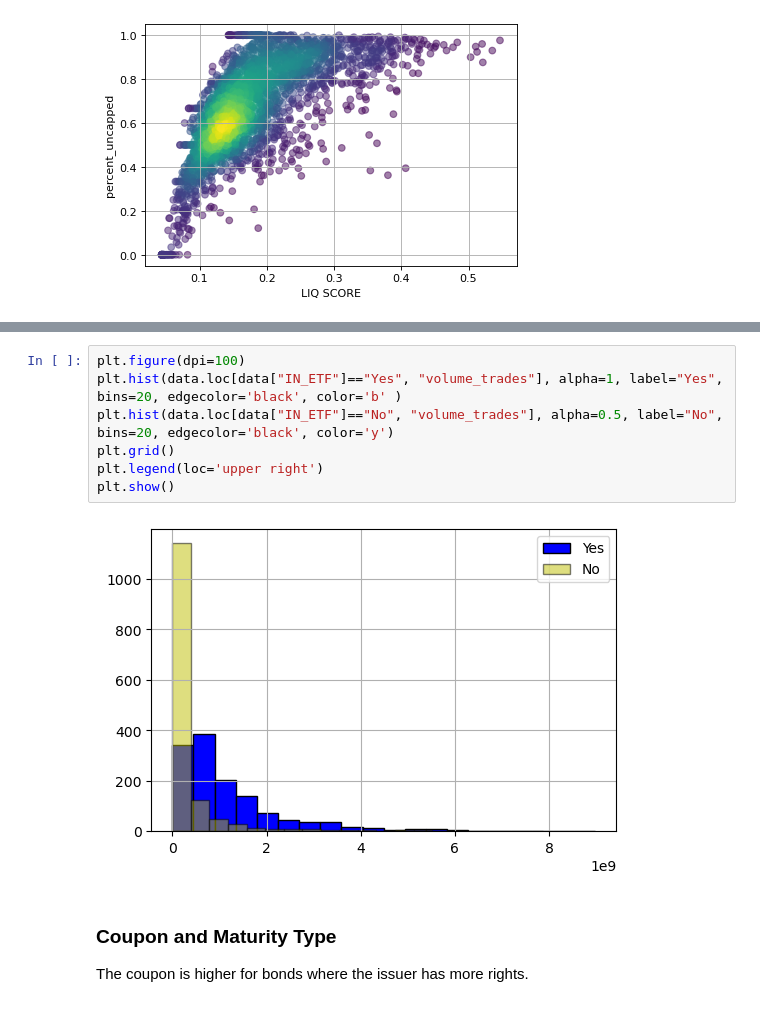
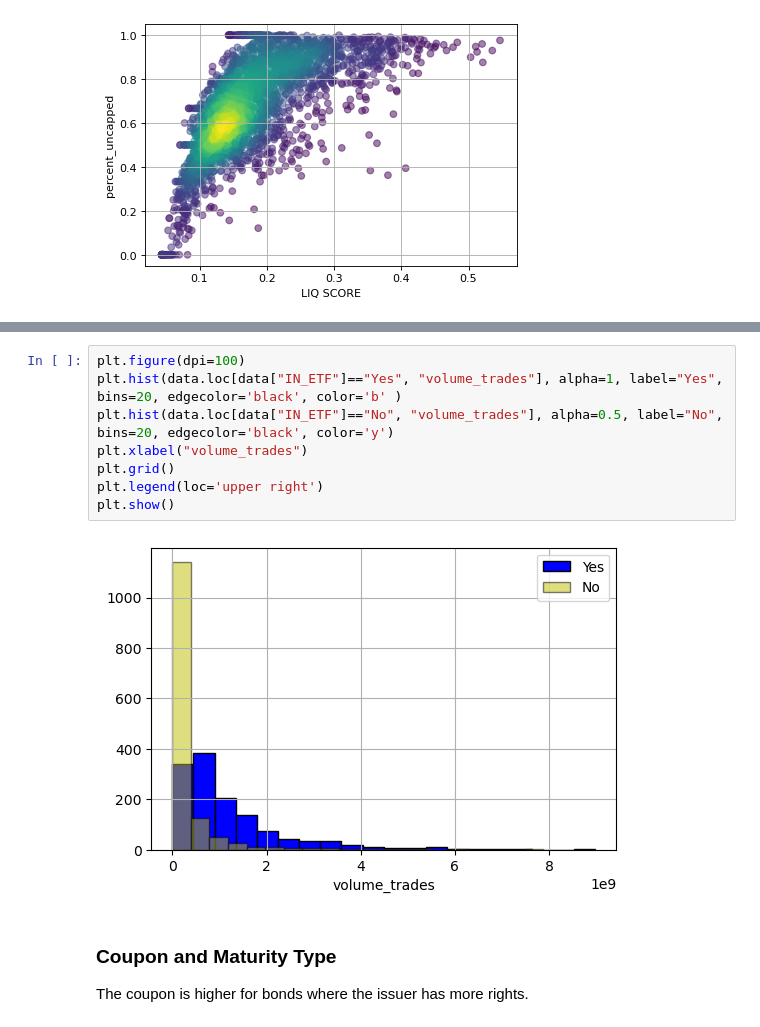
Before and after one commit to Aaronlalala/Code-IE-517-ML-in-Finance, a Jupyter notebook: IE517_S23_HW3/Homework3.ipynb, the cells around one changed output, grey strips where cells are left out. Cells and saved outputs as stored; diff of their text form.

Commit message:
Add xlabel

```diff
--- a/IE517_S23_HW3/Homework3.ipynb
+++ b/IE517_S23_HW3/Homework3.ipynb
@@ -353,12 +351,13 @@ plt.show()
 # %%
 plt.figure(dpi=100)
 plt.hist(data.loc[data["IN_ETF"]=="Yes", "volume_trades"], alpha=1, label="Yes", bins=20, edgecolor='black', color='b' )
 plt.hist(data.loc[data["IN_ETF"]=="No", "volume_trades"], alpha=0.5, label="No", bins=20, edgecolor='black', color='y')
+plt.xlabel("volume_trades")
 plt.grid()
 plt.legend(loc='upper right')
 plt.show()
 # %% [output]
-[figure, old version]
+[figure, new version]
 # %% [markdown]
 ### Coupon and Maturity Type
 The coupon is higher for bonds where the issuer has more rights.
```
Also changed, not shown: parts of 7 cells of this notebook.
